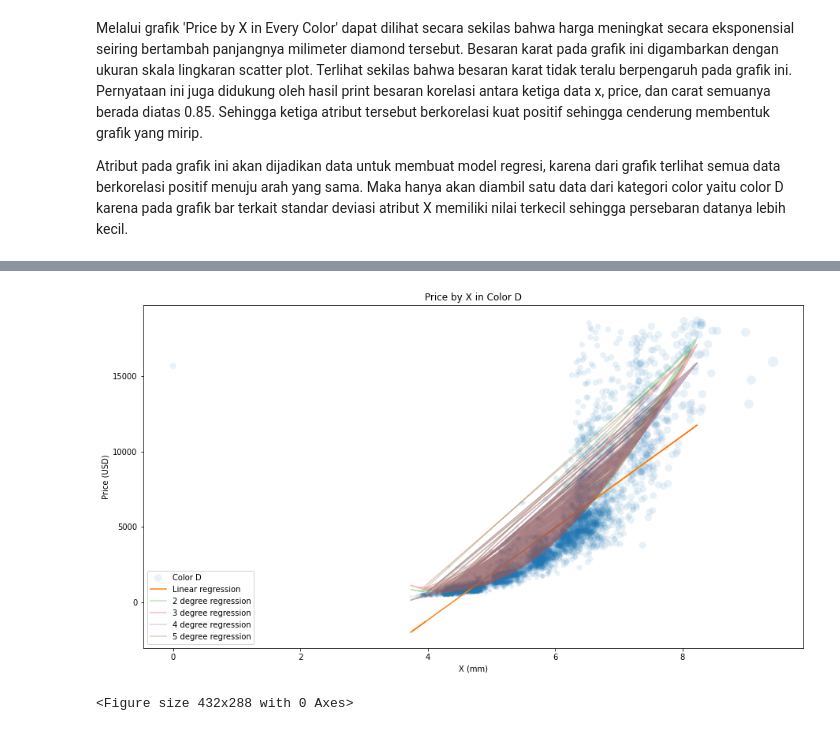
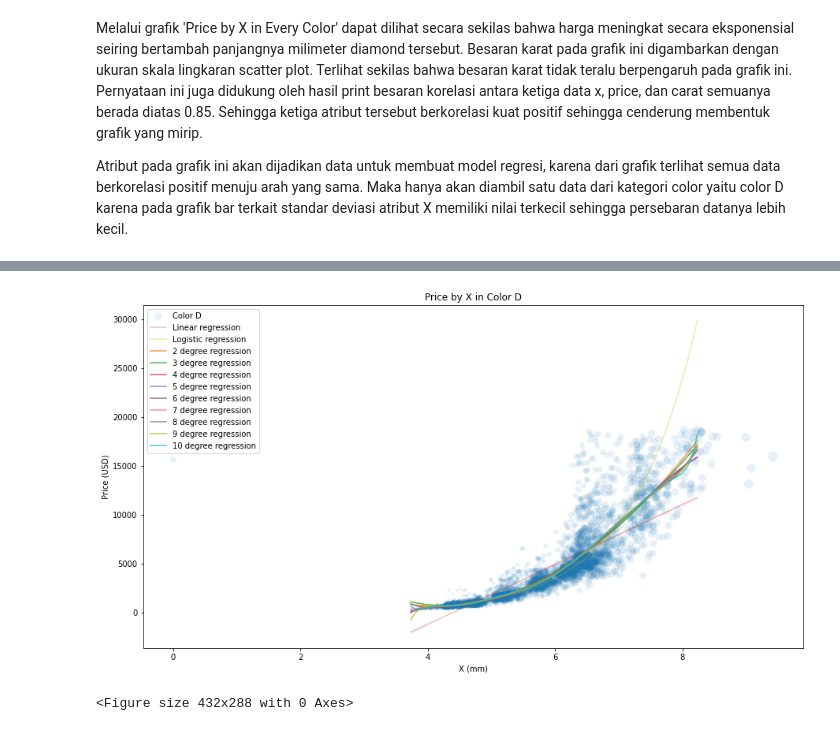
Before and after one commit to michaelmanurung/Numerical-Method-Project, a Jupyter notebook: Diamond_data_exploration.ipynb, the cells around one changed output, grey strips where cells are left out. Cells and saved outputs as stored; diff of their text form; code cells hidden in the pictures.

Commit message:
polynomial regression SSE fix & add x model

```diff
--- a/Diamond_data_exploration.ipynb
+++ b/Diamond_data_exploration.ipynb
@@ -476,10 +476,6 @@ denom = np.sum((x - np.mean(x)) ** 2)
 a1 = numer / denom
 a0 = np.mean(y) - a1 * np.mean(x)
 
-# faster way to calculate a1 and a0
-# a1 = np.corrcoef(x, y)[0,1] * (np.std(y) / np.std(x))
-# a0 = np.mean(y) - a1 * np.mean(x)
-
 def calc_predictions(x, n):
     if n == 1:
         return a0 + a1 * x
@@ -487,71 +483,57 @@ def calc_predictions(x, n):
         temp = np.polyfit(x, y, n)
         a2 = temp[2]
         return a0 + a1 * x + a2 * x ** 2
-    elif n == 3:
-        temp = np.polyfit(x, y, n)
-        a2 = temp[2]
-        a3 = temp[3]
-        return a0 + a1 * x + a2 * x ** 2 + a3 * x ** 3
-    elif n == 4:
-        temp = np.polyfit(x, y, n)
-        a2 = temp[2]
-        a3 = temp[3]
-        a4 = temp[4]
-        return a0 + a1 * x + a2 * x ** 2 + a3 * x ** 3 + a4 * x ** 4
-    elif n == 5:
-        temp = np.polyfit(x, y, n)
-        a2 = temp[2]
-        a3 = temp[3]
-        a4 = temp[4]
-        a5 = temp[5]
-        return a0 + a1 * x + a2 * x ** 2 + a3 * x ** 3 + a4 * x ** 4 + a5 * x ** 5
-
     return 0
 
 def calc_sse(x, y, n):
-    if n == 1:
+    if n == 0.5:
+        y_preds = alpha * np.exp(beta * x)
+        func = np.poly1d(np.polyfit(np.log(x), y_preds, 1))
+        return np.sum((y - func(x)) ** 2)
+    elif n == 1:
         return np.sum((y - calc_predictions(x, n)) ** 2)
     elif n >= 2:
-        return np.sum((y - calc_predictions(x, n)) ** 2)
+        temp = np.poly1d(np.polyfit(x, y, n))
+        return np.sum((y - temp(x)) ** 2)
     return 0
-
-#linear prediction
-y_preds = calc_predictions(x, 1)
-y_preds_sse = calc_sse(x, y, 1)
-print('sum of squared error (Linear): ' + str(y_preds_sse))
-
-# 2 degree polynomial prediction
-y_preds_2 = np.polyfit(x, y, 2)
-y_preds_sse_2 = calc_sse(x, y, 2)
-print('sum of squared error (2 degree): ' + str(y_preds_sse_2))
-
-# 3 degree polynomial prediction
-y_preds_3 = np.polyfit(x, y, 3)
-y_preds_sse_3 = calc_sse(x, y, 3)
-print('sum of squared error (3 degree): ' + str(y_preds_sse_3))
-
-# 4 degree polynomial prediction
-y_preds_4 = np.polyfit(x, y, 4)
-y_preds_sse_4 = calc_sse(x, y, 4)
-print('sum of squared error (4 degree): ' + str(y_preds_sse_4))
-
-# 5 degree polynomial prediction
-y_preds_5 = np.polyfit(x, y, 5)
-y_preds_sse_5 = calc_sse(x, y, 5)
-print('sum of squared error (5 degree): ' + str(y_preds_sse_5))
 
 #ploting data & data model
 plt.figure(figsize=[15,8])
 plt.title('Price by X in Color D')
 plt.xlabel('X (mm)')
 plt.ylabel('Price (USD)')
+plt.scatter(xPriceDF[xdPriceDF]['x'], xPriceDF[xdPriceDF]['price'], s=xPriceDF[xdPriceDF]['carat']*50, color='tab:blue', edgecolors='none', alpha=0.1, label='Color D')
 
-plt.scatter(xPriceDF[xdPriceDF]['x'], xPriceDF[xdPriceDF]['price'], s=xPriceDF[xdPriceDF]['carat']*50, color='tab:blue', edgecolors='none', alpha=0.1, label='Color D')
-plt.plot(x, y_preds, color='tab:orange', label='Linear regression')
-plt.plot(x, np.polyval(y_preds_2, x), color='tab:green', alpha=0.3 ,label='2 degree regression')
-plt.plot(x, np.polyval(y_preds_3, x), color='tab:red', alpha=0.3 ,label='3 degree regression')
-plt.plot(x, np.polyval(y_preds_4, x), color='tab:purple', alpha=0.3 ,label='4 degree regression')
-plt.plot(x, np.polyval(y_preds_5, x), color='tab:brown', alpha=0.3 ,label='5 degree regression')
+# graph color list
+colorList = ['tab:red', 'tab:orange', 'tab:green', 'tab:red', 'tab:purple', 'tab:brown', 'tab:pink', 'tab:gray', 'tab:olive', 'tab:cyan', 'tab:blue']
+
+# x axis range model from minimum to maximum value of real x with 100 point
+x_model = np.linspace(x.min(), x.max(), 100)
+
+# Linear model
+y_preds = calc_predictions(x, 1)
+y_preds_sse = calc_sse(x, y, 1)
+print('sum of squared error (linear): ' + str(y_preds_sse))
+plt.plot(x, y_preds, color=colorList[0], alpha=0.3 ,label='Linear regression')
+
+# log trick exponential model
+A = np.vstack([x, np.ones(len(x))]).T
+beta, log_alpha = np.linalg.lstsq(A, np.log(y), rcond = None)[0]
+alpha = np.exp(log_alpha)
+
+
+y_preds = alpha * np.exp(beta * x_model)
+y_preds_sse = calc_sse(x_model, y_preds, 0.5)
+print('sum of squared error (log trick): ' + str(y_preds_sse))
+plt.plot(x_model, y_preds, "y", alpha=0.3, label='Logistic regression')
+
+#prediction looping from 2 to 10 degree polynomial regression
+for i in range(2, 11):
+    y_preds = np.polyfit(x, y, i)
+    y_preds_sse = calc_sse(x, y, i)
+    print('sum of squared error ' + str(i) + ': ' + str(y_preds_sse))
+    plt.plot(x_model, np.polyval(y_preds, x_model), color=colorList[i-1], alpha=0.8 ,label=str(i)+' degree regression')
+
 plt.legend(loc='best')
 plt.show()
 plt.clf()
@@ -564,4 +552,4 @@ sum of squared error (5 degree): 3.7390382997762925e+21
-[figure, old version]
+[figure, new version]
 <Figure size 432x288 with 0 Axes>
 # %%
 # debug code
```
Also changed, not shown: parts of 4 cells of this notebook.
